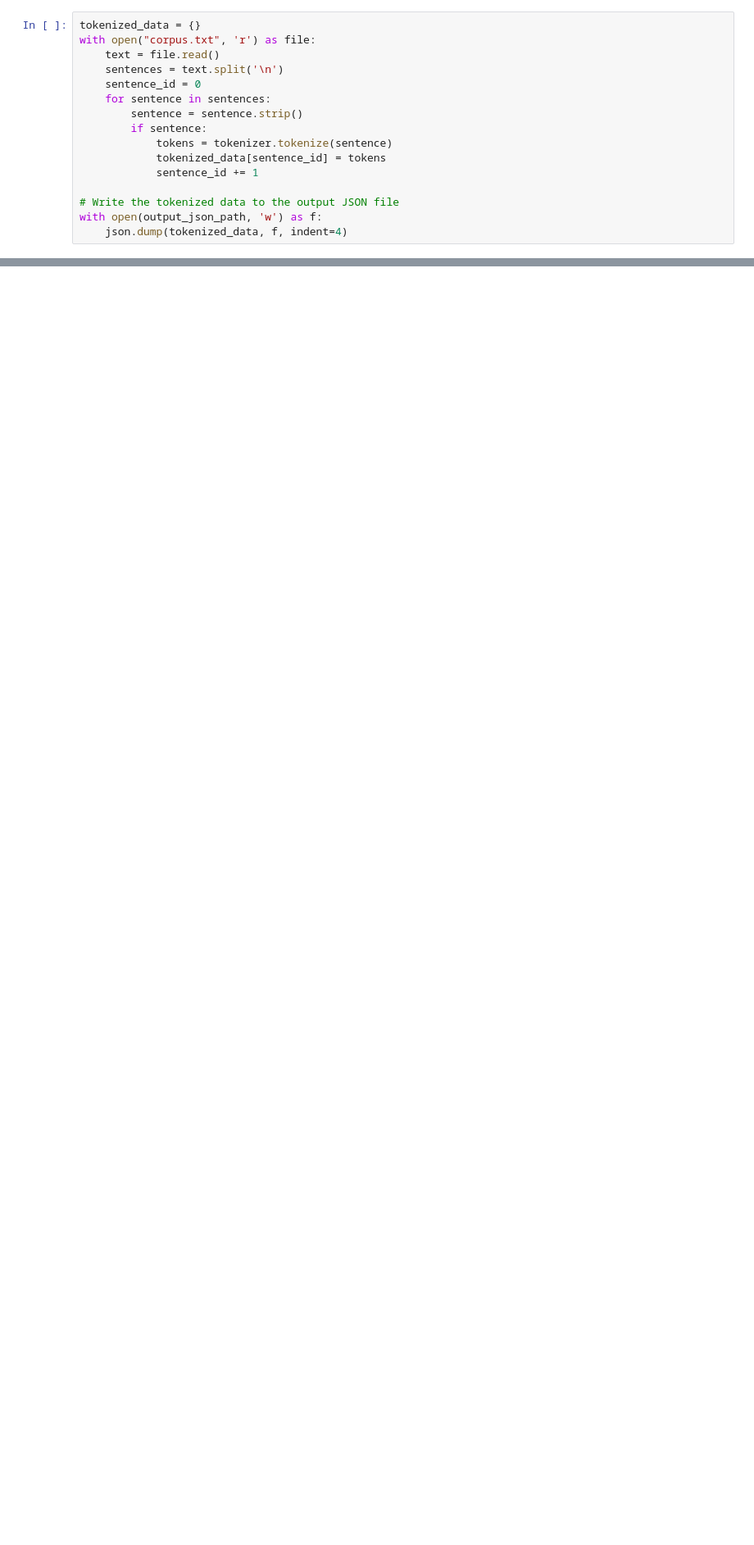
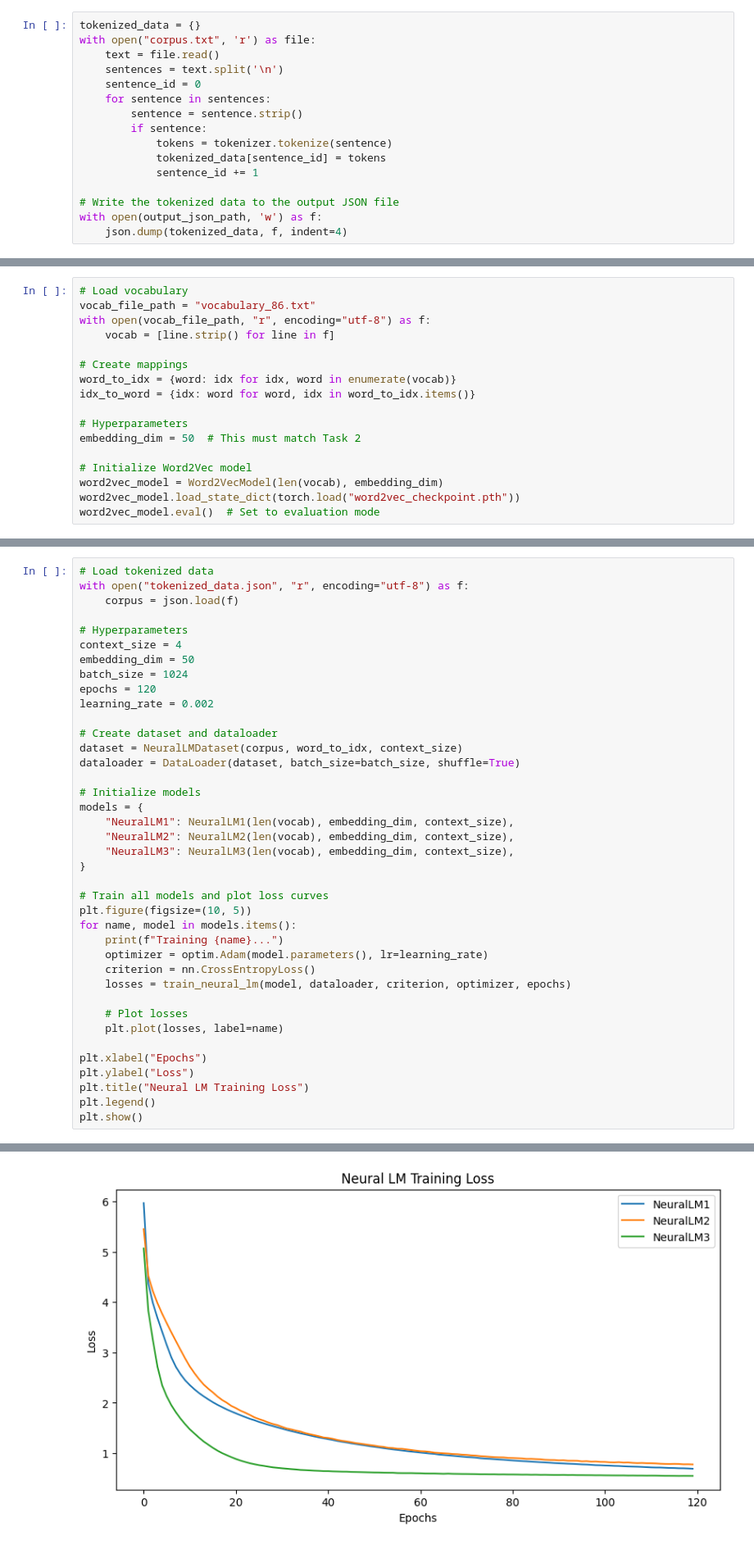
Before and after one commit to shrutya22487/Word2Vec, a Jupyter notebook: task1.ipynb, the cells around one changed output, grey strips where cells are left out. Shown at 82% size. Cells and saved outputs as stored; diff of their text form; blank space fills up the shorter version.

```diff
--- a/task1.ipynb
+++ b/task1.ipynb
@@ -212,0 +387,17 @@ with open(output_json_path, 'w') as f:
+# %%
+# Load vocabulary
+vocab_file_path = "vocabulary_86.txt"
+with open(vocab_file_path, "r", encoding="utf-8") as f:
+    vocab = [line.strip() for line in f]
+
+# Create mappings
+word_to_idx = {word: idx for idx, word in enumerate(vocab)}
+idx_to_word = {idx: word for word, idx in word_to_idx.items()}
+
+# Hyperparameters
+embedding_dim = 50  # This must match Task 2
+
+# Initialize Word2Vec model
+word2vec_model = Word2VecModel(len(vocab), embedding_dim)
+word2vec_model.load_state_dict(torch.load("word2vec_checkpoint.pth"))
+word2vec_model.eval()  # Set to evaluation mode
@@ -212,0 +502,40 @@ with open(output_json_path, 'w') as f:
+# %%
+# Load tokenized data
+with open("tokenized_data.json", "r", encoding="utf-8") as f:
+    corpus = json.load(f)
+
+# Hyperparameters
+context_size = 4
+embedding_dim = 50
+batch_size = 1024
+epochs = 120
+learning_rate = 0.002
+
+# Create dataset and dataloader
+dataset = NeuralLMDataset(corpus, word_to_idx, context_size)
+dataloader = DataLoader(dataset, batch_size=batch_size, shuffle=True)
+
+# Initialize models
+models = {
+    "NeuralLM1": NeuralLM1(len(vocab), embedding_dim, context_size),
+    "NeuralLM2": NeuralLM2(len(vocab), embedding_dim, context_size),
+    "NeuralLM3": NeuralLM3(len(vocab), embedding_dim, context_size),
+}
+
+# Train all models and plot loss curves
+plt.figure(figsize=(10, 5))
+for name, model in models.items():
+    print(f"Training {name}...")
+    optimizer = optim.Adam(model.parameters(), lr=learning_rate)
+    criterion = nn.CrossEntropyLoss()
+    losses = train_neural_lm(model, dataloader, criterion, optimizer, epochs)
+
+    # Plot losses
+    plt.plot(losses, label=name)
+
+plt.xlabel("Epochs")
+plt.ylabel("Loss")
+plt.title("Neural LM Training Loss")
+plt.legend()
+plt.show()
+# %% [output]
@@ -212,0 +559 @@ with open(output_json_path, 'w') as f:
+[figure, added]
```
Also changed, not shown: parts of 12 cells of this notebook.
